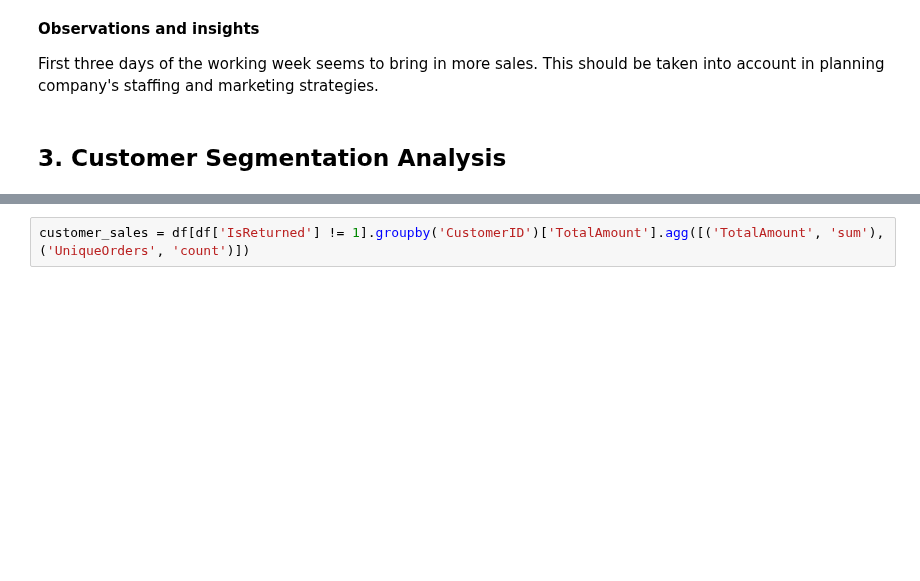
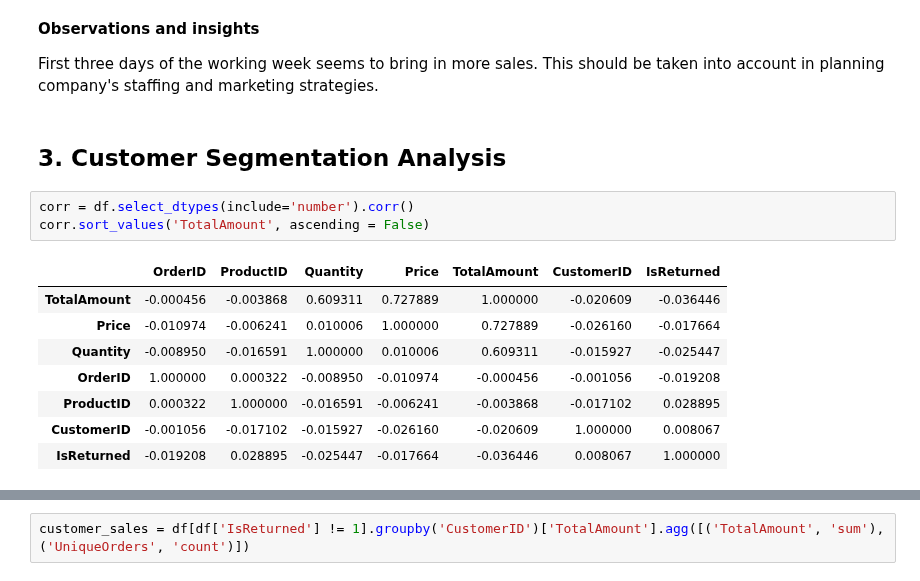
Before and after one commit to YuliaVK/Data-Analytics, a Jupyter notebook: EDA_Sales/notebooks/Sales_EDA.ipynb, the cells around one changed output, grey strips where cells are left out. Cells and saved outputs as stored; diff of their text form; blank space fills up the shorter version.

```diff
--- a/EDA_Sales/notebooks/Sales_EDA.ipynb
+++ b/EDA_Sales/notebooks/Sales_EDA.ipynb
@@ -188,3 +189,15 @@ plt.show()
 First three days of the working week seems to bring in more sales. This should be taken into account in planning company's staffing and marketing strategies.
 # %% [markdown]
 ## 3. Customer Segmentation Analysis
+# %%
+corr = df.select_dtypes(include='number').corr()
+corr.sort_values('TotalAmount', ascending = False)
+# %% [output]
+|  | OrderID | ProductID | Quantity | Price | TotalAmount | CustomerID | IsReturned |
+| TotalAmount | -0.000456 | -0.003868 | 0.609311 | 0.727889 | 1.000000 | -0.020609 | -0.036446 |
+| Price | -0.010974 | -0.006241 | 0.010006 | 1.000000 | 0.727889 | -0.026160 | -0.017664 |
+| Quantity | -0.008950 | -0.016591 | 1.000000 | 0.010006 | 0.609311 | -0.015927 | -0.025447 |
+| OrderID | 1.000000 | 0.000322 | -0.008950 | -0.010974 | -0.000456 | -0.001056 | -0.019208 |
+| ProductID | 0.000322 | 1.000000 | -0.016591 | -0.006241 | -0.003868 | -0.017102 | 0.028895 |
+| CustomerID | -0.001056 | -0.017102 | -0.015927 | -0.026160 | -0.020609 | 1.000000 | 0.008067 |
+| IsReturned | -0.019208 | 0.028895 | -0.025447 | -0.017664 | -0.036446 | 0.008067 | 1.000000 |
```
Also changed, not shown: parts of 6 cells of this notebook.
